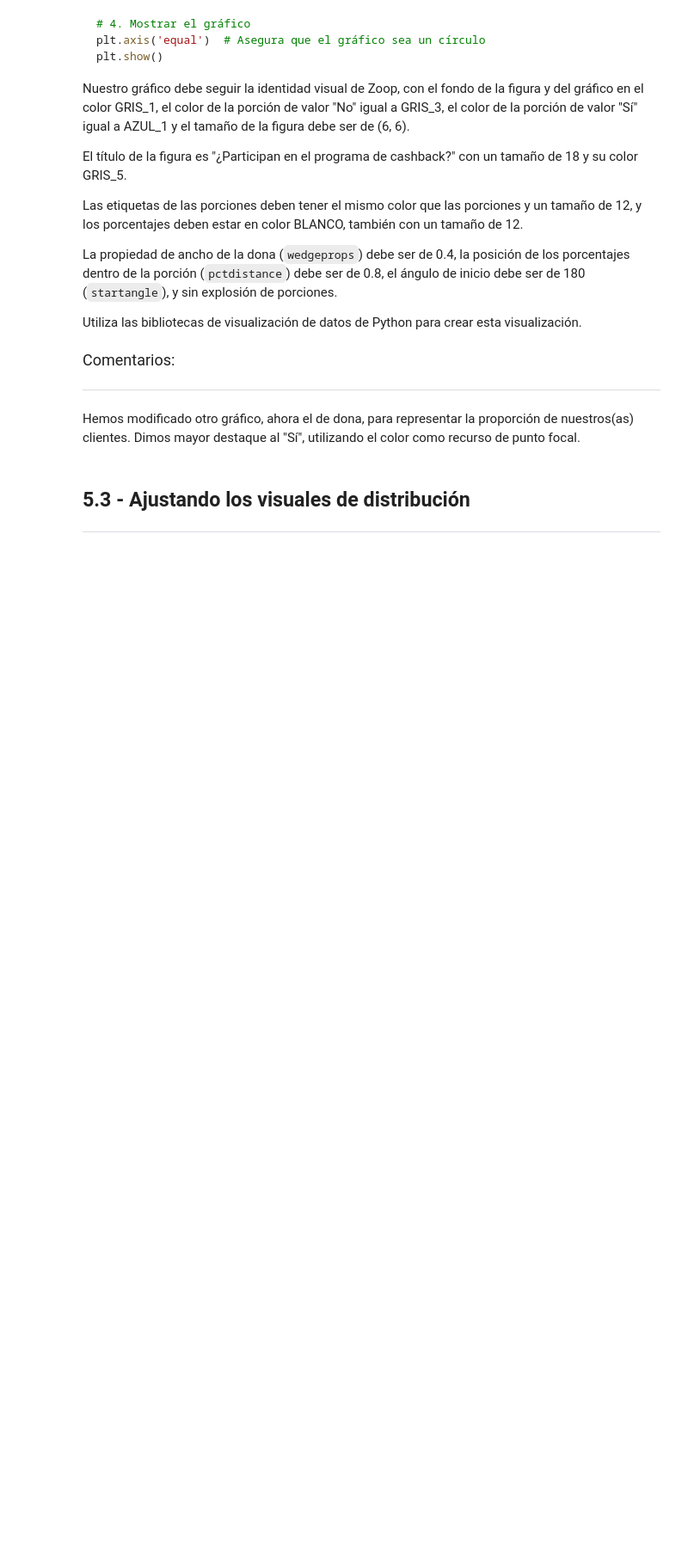
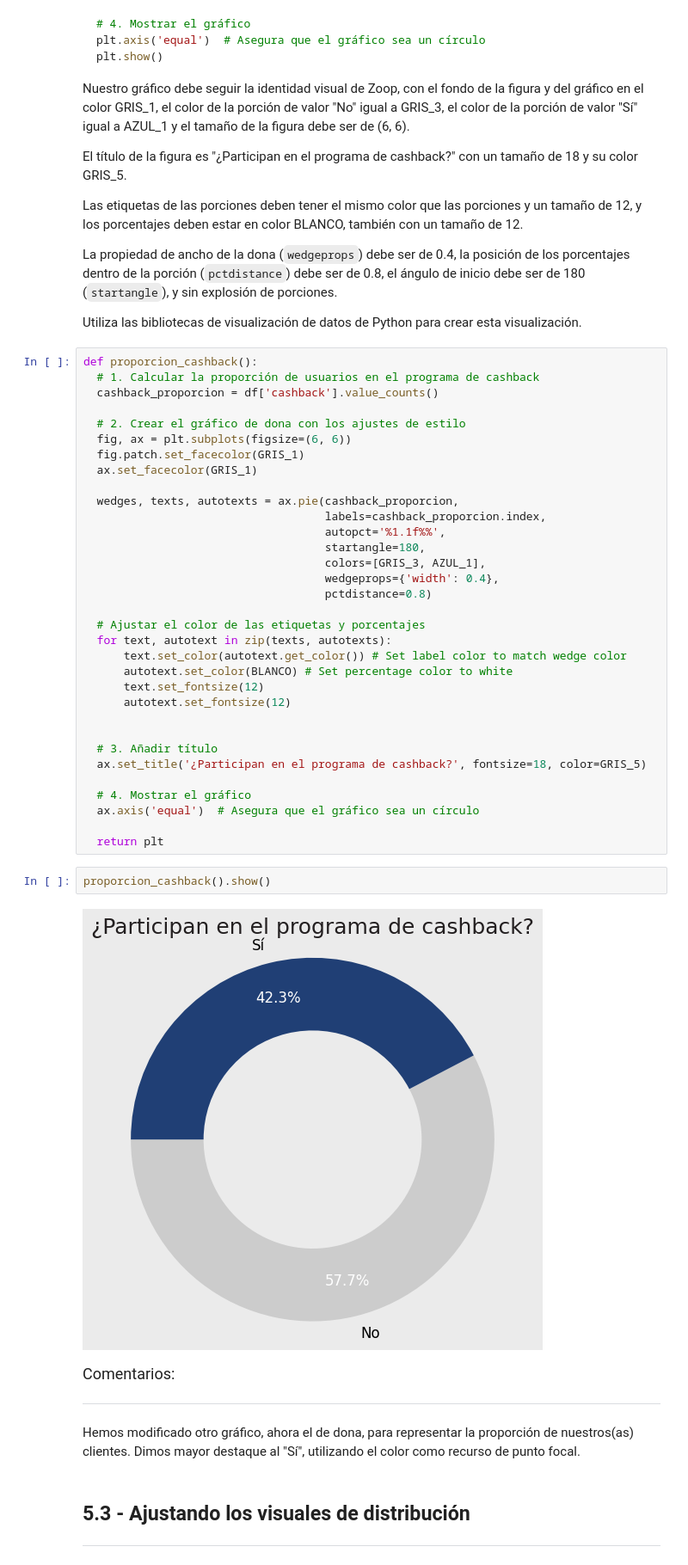
Before and after one commit to MarteDevs/ia-aplicada-a-data-science-construccion-de-visualizaciones, a Jupyter notebook: IA_aplicada_a_ciencia_de_datos.ipynb, the cells around one changed output. Shown at 86% size. Cells and saved outputs as stored; diff of their text form; blank space fills up the shorter version.

```diff
--- a/IA_aplicada_a_ciencia_de_datos.ipynb
+++ b/IA_aplicada_a_ciencia_de_datos.ipynb
@@ -1683,6 +1940,43 @@ Las etiquetas de las porciones deben tener el mismo color que las porciones y un
 La propiedad de ancho de la dona (`wedgeprops`) debe ser de 0.4, la posición de los porcentajes dentro de la porción (`pctdistance`) debe ser de 0.8, el ángulo de inicio debe ser de 180 (`startangle`), y sin explosión de porciones.
 
 Utiliza las bibliotecas de visualización de datos de Python para crear esta visualización.
+# %%
+def proporcion_cashback():
+  # 1. Calcular la proporción de usuarios en el programa de cashback
+  cashback_proporcion = df['cashback'].value_counts()
+
+  # 2. Crear el gráfico de dona con los ajustes de estilo
+  fig, ax = plt.subplots(figsize=(6, 6))
+  fig.patch.set_facecolor(GRIS_1)
+  ax.set_facecolor(GRIS_1)
+
+  wedges, texts, autotexts = ax.pie(cashback_proporcion,
+                                    labels=cashback_proporcion.index,
+                                    autopct='%1.1f%%',
+                                    startangle=180,
+                                    colors=[GRIS_3, AZUL_1],
+                                    wedgeprops={'width': 0.4},
+                                    pctdistance=0.8)
+
+  # Ajustar el color de las etiquetas y porcentajes
+  for text, autotext in zip(texts, autotexts):
+      text.set_color(autotext.get_color()) # Set label color to match wedge color
+      autotext.set_color(BLANCO) # Set percentage color to white
+      text.set_fontsize(12)
+      autotext.set_fontsize(12)
+
+
+  # 3. Añadir título
+  ax.set_title('¿Participan en el programa de cashback?', fontsize=18, color=GRIS_5)
+
+  # 4. Mostrar el gráfico
+  ax.axis('equal')  # Asegura que el gráfico sea un círculo
+
+  return plt
+# %%
+proporcion_cashback().show()
+# %% [output]
+[figure, added]
 # %% [markdown]
 <font color="7b71ff" size=4> Comentarios: </font>
 
```
Also changed, not shown: parts of 22 cells of this notebook.
